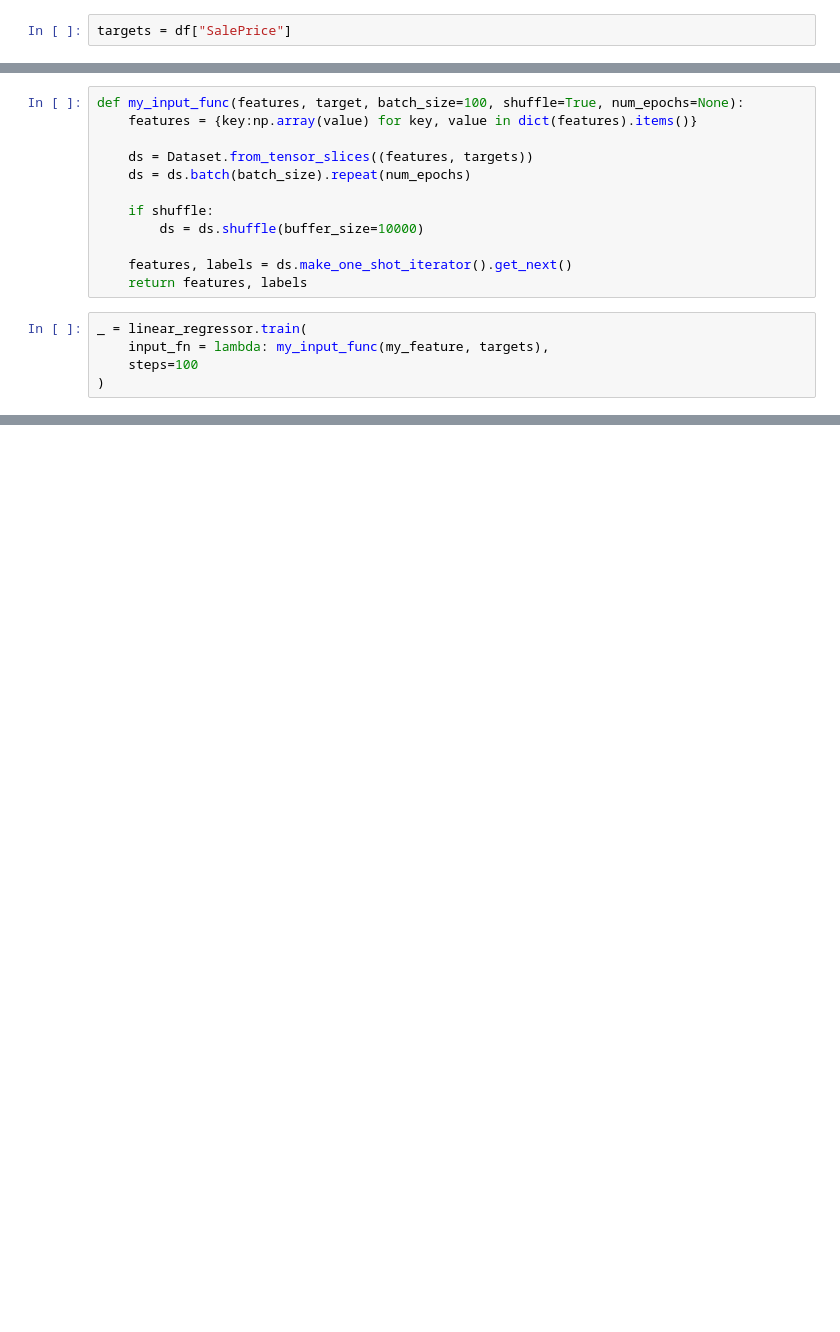
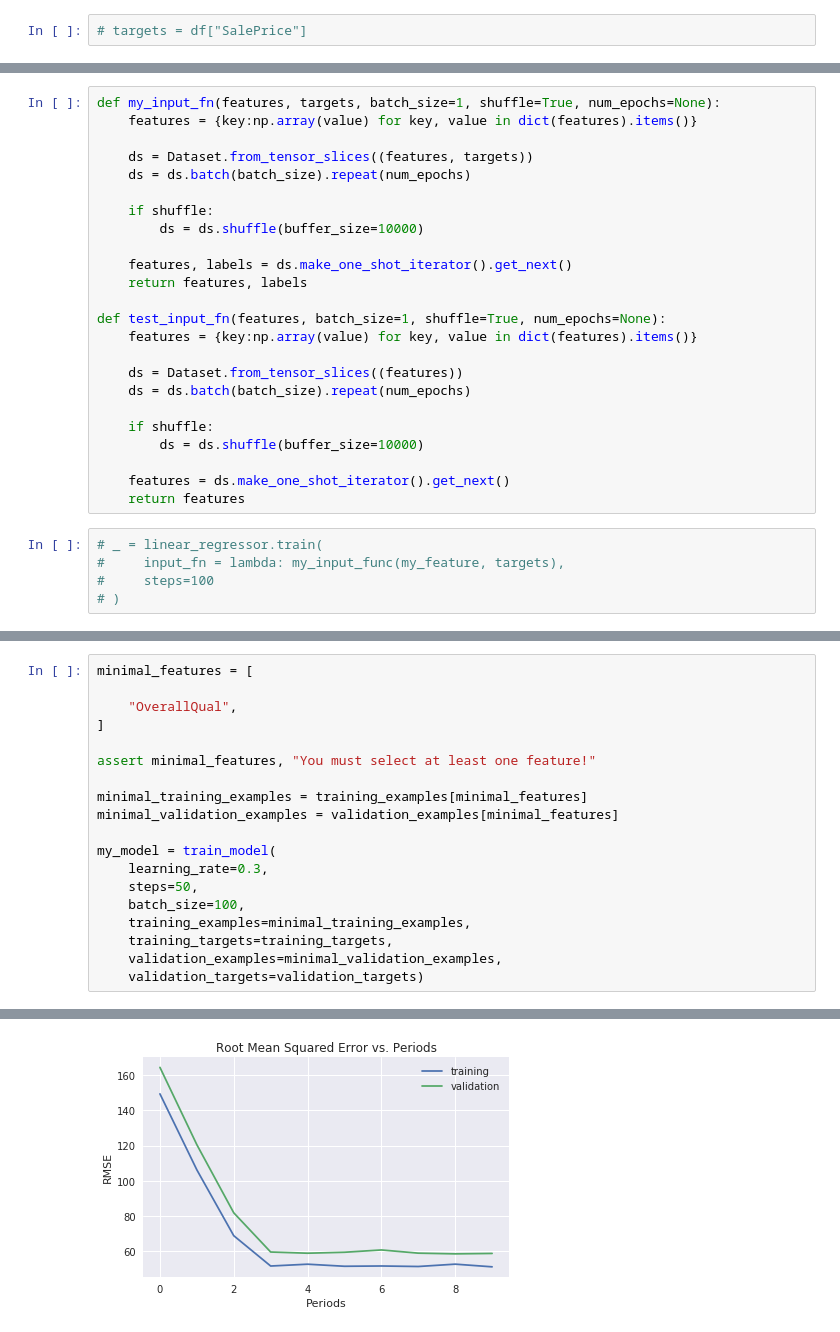
Before and after one commit to rdmcolorz/tensorFlowPiscine, a Jupyter notebook: Housing Market/HousePriceML.ipynb, the cells around one changed output, grey strips where cells are left out. Drawn from its saved outputs; the diff is of its cells as text; blank space fills up the shorter version.

```diff
--- a/Housing Market/HousePriceML.ipynb
+++ b/Housing Market/HousePriceML.ipynb
@@ -74,3 +160,3 @@ feature_columns = [tf.feature_column.numeric_column("LotArea")]
 # %%
-targets = df["SalePrice"]
+# targets = df["SalePrice"]
 # %%
@@ -84,5 +170,5 @@ linear_regressor = tf.estimator.LinearRegressor(
 # %%
-def my_input_func(features, target, batch_size=100, shuffle=True, num_epochs=None):
+def my_input_fn(features, targets, batch_size=1, shuffle=True, num_epochs=None):
     features = {key:np.array(value) for key, value in dict(features).items()}
 
     ds = Dataset.from_tensor_slices((features, targets))
@@ -93,8 +179,20 @@ def my_input_func(features, target, batch_size=100, shuffle=True, num_epochs=Non
 
     features, labels = ds.make_one_shot_iterator().get_next()
     return features, labels
+
+def test_input_fn(features, batch_size=1, shuffle=True, num_epochs=None):
+    features = {key:np.array(value) for key, value in dict(features).items()}
+
+    ds = Dataset.from_tensor_slices((features))
+    ds = ds.batch(batch_size).repeat(num_epochs)
+
+    if shuffle:
+        ds = ds.shuffle(buffer_size=10000)
+
+    features = ds.make_one_shot_iterator().get_next()
+    return features
 # %%
-_ = linear_regressor.train(
-    input_fn = lambda: my_input_func(my_feature, targets),
-    steps=100
-)
+# _ = linear_regressor.train(
+#     input_fn = lambda: my_input_func(my_feature, targets),
+#     steps=100
+# )
@@ -207,0 +297,20 @@ Final RMSE (on training data): 51.87
+# %%
+minimal_features = [
+
+    "OverallQual",
+]
+
+assert minimal_features, "You must select at least one feature!"
+
+minimal_training_examples = training_examples[minimal_features]
+minimal_validation_examples = validation_examples[minimal_features]
+
+my_model = train_model(
+    learning_rate=0.3,
+    steps=50,
+    batch_size=100,
+    training_examples=minimal_training_examples,
+    training_targets=training_targets,
+    validation_examples=minimal_validation_examples,
+    validation_targets=validation_targets)
+# %% [output]
@@ -207,0 +330 @@ Final RMSE (on training data): 51.87
+[figure, added]
```
Also changed, not shown: parts of 19 cells of this notebook, 4 other files.
